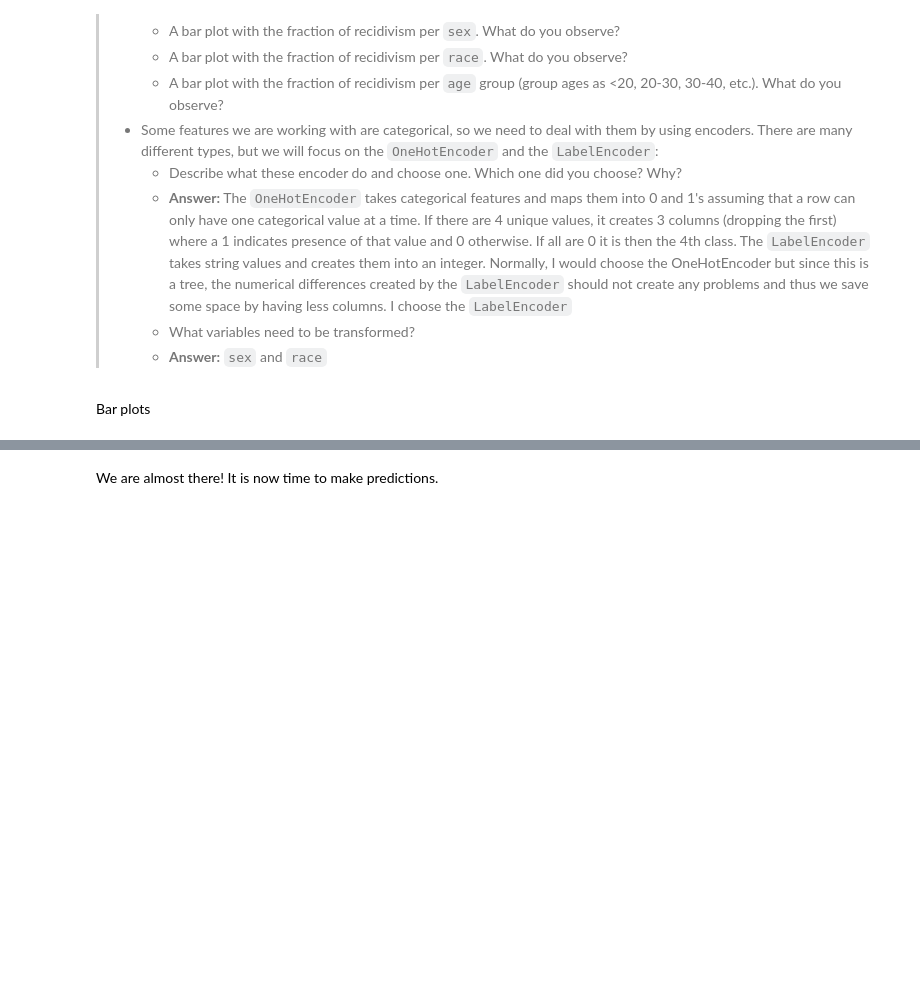
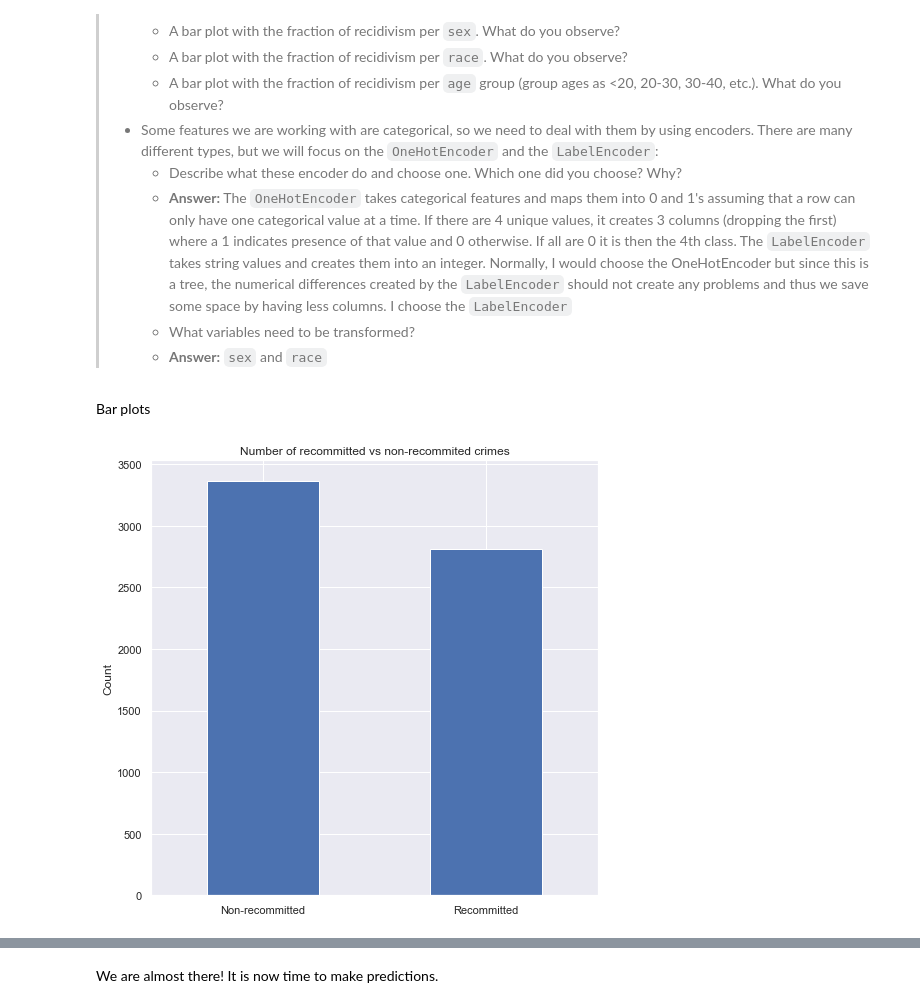
Before and after one commit to simonmoesorensen/socialdata2022, a Jupyter notebook: lectures/Week6.ipynb, the cells around one changed output, grey strips where cells are left out. Drawn from its saved outputs; the diff is of its cells as text; code cells hidden in the pictures; blank space fills up the shorter version.

```diff
--- a/lectures/Week6.ipynb
+++ b/lectures/Week6.ipynb
@@ -151,4 +151,15 @@ import matplotlib.pyplot as plt
 import seaborn as sns
 
 sns.set_theme()
+# %%
+fig, ax = plt.subplots(1,1, figsize=(8,8))
+
+# Number of recommitted vs non-recommitted crimes
+df.two_year_recid.value_counts().plot(kind='bar', ax=ax)
+ax.set_title('Number of recommitted vs non-recommited crimes')
+ax.set_xticklabels(['Non-recommitted', 'Recommitted'], rotation=0)
+ax.set_ylabel('Count')
+plt.show()
+# %% [output]
+[figure, added]
 # %%
```
Also changed, not shown: parts of 1 cell of this notebook, 1 other file.
